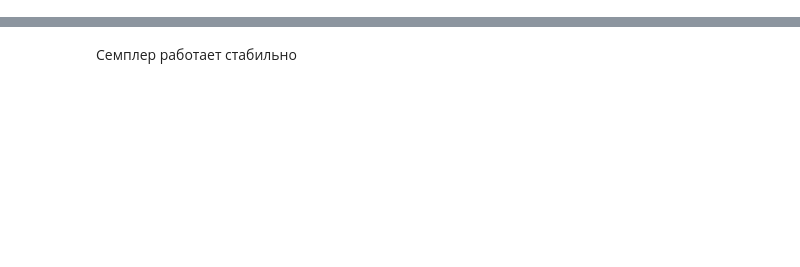
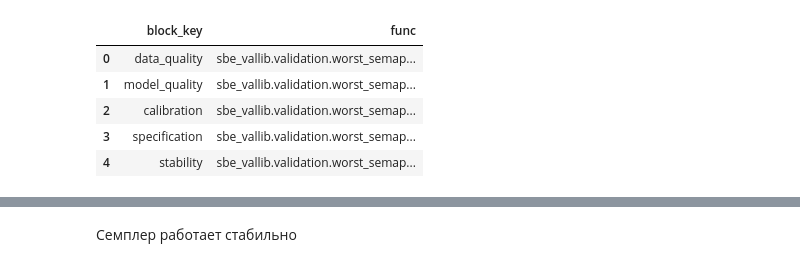
Before and after one commit to SultanovAR/show_vallib, a Jupyter notebook: example.ipynb, the cells around one changed output, grey strips where cells are left out. Saved outputs shown, nothing was run; the diff lists cells and outputs as text; code cells hidden in the pictures; blank space fills up the shorter version.

Commit message:
add parser

```diff
--- a/example.ipynb
+++ b/example.ipynb
@@ -6,3 +6,14 @@ from sbe_vallib import BaseValidation, BinaryScorer, BinarySampler
+# %%
+pipeline_for_coding, pipeline_for_excel, agg_config = parse_pipeline('sbe_vallib/validation/table/pipelines/Config_31.xlsx')
+# %%
+agg_config
+# %% [output]
+|  | block_key | func |
+| 0 | data_quality | sbe_vallib.validation.worst_semap... |
+| 1 | model_quality | sbe_vallib.validation.worst_semap... |
+| 2 | calibration | sbe_vallib.validation.worst_semap... |
+| 3 | specification | sbe_vallib.validation.worst_semap... |
+| 4 | stability | sbe_vallib.validation.worst_semap... |
 # %%
 from sklearn.metrics import recall_score, f1_score
 from sklearn.linear_model import LogisticRegression
```
Also changed, not shown: parts of 11 cells of this notebook, 10 other files.
